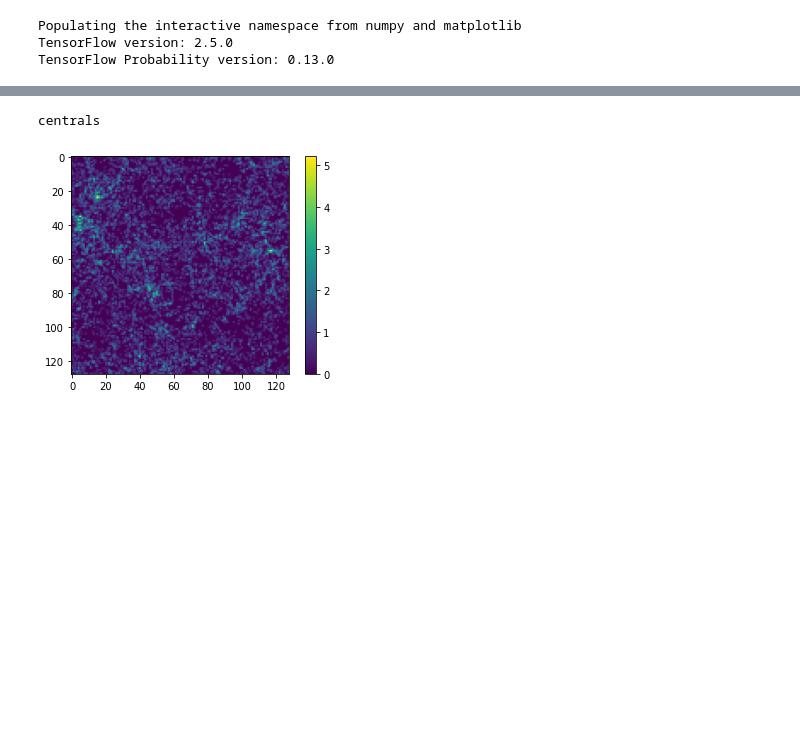
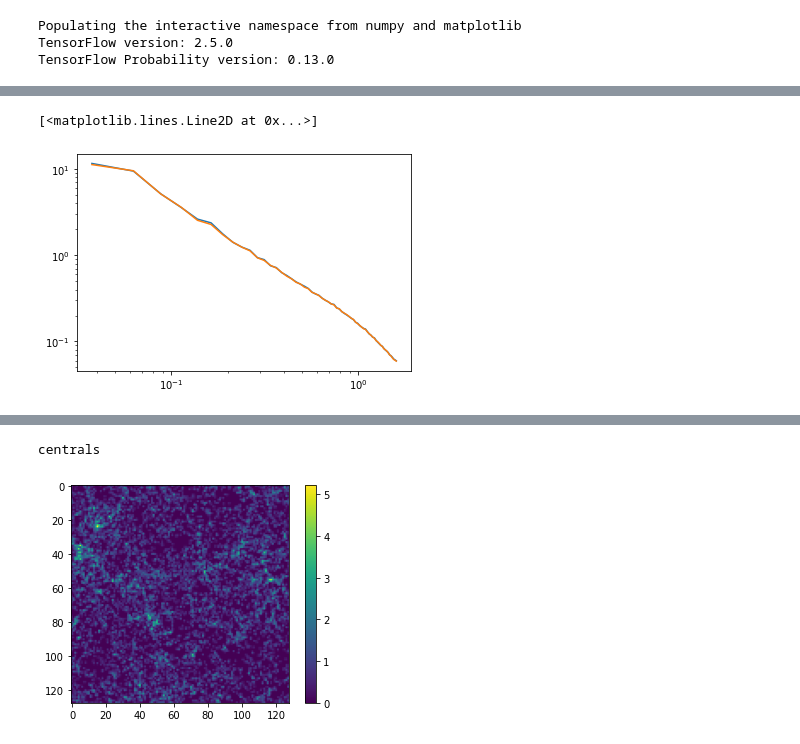
Before and after one commit to DifferentiableUniverseInitiative/DHOD, a Jupyter notebook: nb/power_spectra_comparison.ipynb, the cells around one changed output, grey strips where cells are left out. Saved outputs shown, nothing was run; the diff lists cells and outputs as text; code cells hidden in the pictures; blank space fills up the shorter version.

Commit message:
New power spectra comparison notebook

```diff
--- a/nb/power_spectra_comparison.ipynb
+++ b/nb/power_spectra_comparison.ipynb
@@ -82,0 +177,20 @@ zheng07_model.populate_mock(halocat)
+# %%
+# Let's now build a function that returns a sampled power spectrum
+kf = 2.*np.pi/box_size
+PS = Power_Spectrum(shape=np.array([mesh_size, mesh_size, mesh_size]).astype('int32'),
+               boxsize=np.array([box_size, box_size, box_size]),
+               kmin=kf,dk=kf)
+
+def get_pk(cat_low, cat_high=None):
+  """ This function samples the catalogs, paint the galaxies, and compute the
+  power spectrum
+  """
+  # Sample and paint galaxies low mass halos
+  rho = paint_galaxies(cat_low)
+
+  if cat_high is not None:
+    rho = paint_galaxies(cat_high, rho=rho)
+
+  # Compute power spectrum of resulting field
+  k, pk = PS.pk_tf(rho)
+  return k, pk
@@ -82,0 +204,6 @@ zheng07_model.populate_mock(halocat)
+# %%
+loglog(k, pk_ht[0])
+loglog(k, pk_dhod[0])
+# %% [output]
+[<matplotlib.lines.Line2D at 0x...>]
+[figure, added]
```
Also changed, not shown: parts of 40 cells of this notebook.
